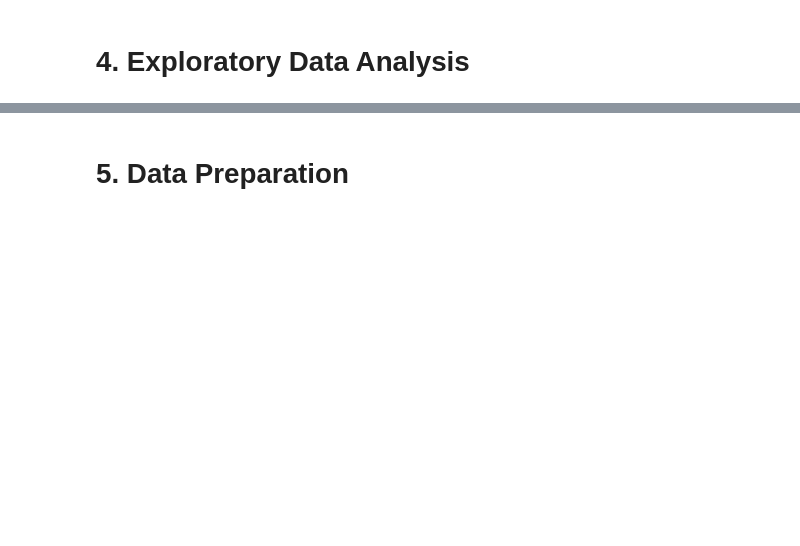
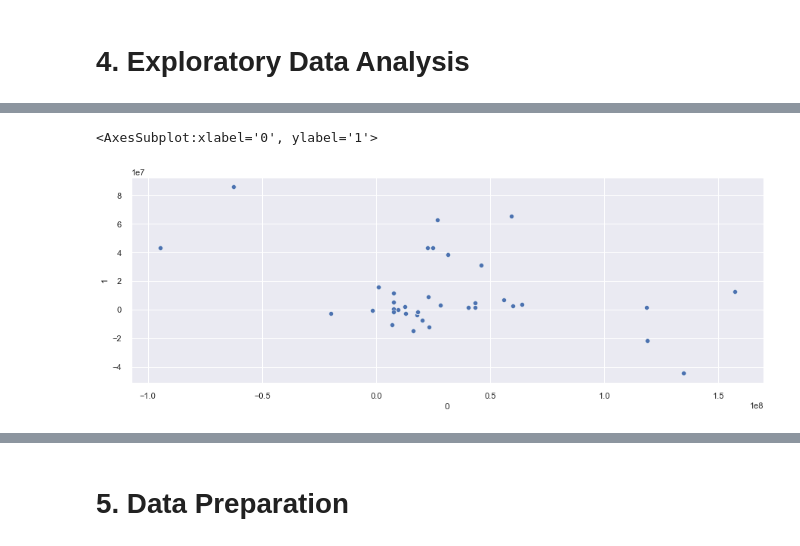
Before and after one commit to GustavoMichelsen/projeto_one_place, a Jupyter notebook: one_place_ciclo_2.ipynb, the cells around one changed output, grey strips where cells are left out. Saved outputs shown, nothing was run; the diff lists cells and outputs as text; code cells hidden in the pictures; blank space fills up the shorter version.

```diff
--- a/one_place_ciclo_2.ipynb
+++ b/one_place_ciclo_2.ipynb
@@ -601,0 +799,5 @@ FREQUENCY
+# %%
+sns.scatterplot(data=df_pca, x=0, y=1)
+# %% [output]
+<AxesSubplot:xlabel='0', ylabel='1'>
+[figure, added]
```
Also changed, not shown: parts of 89 cells of this notebook, 2 other files.
